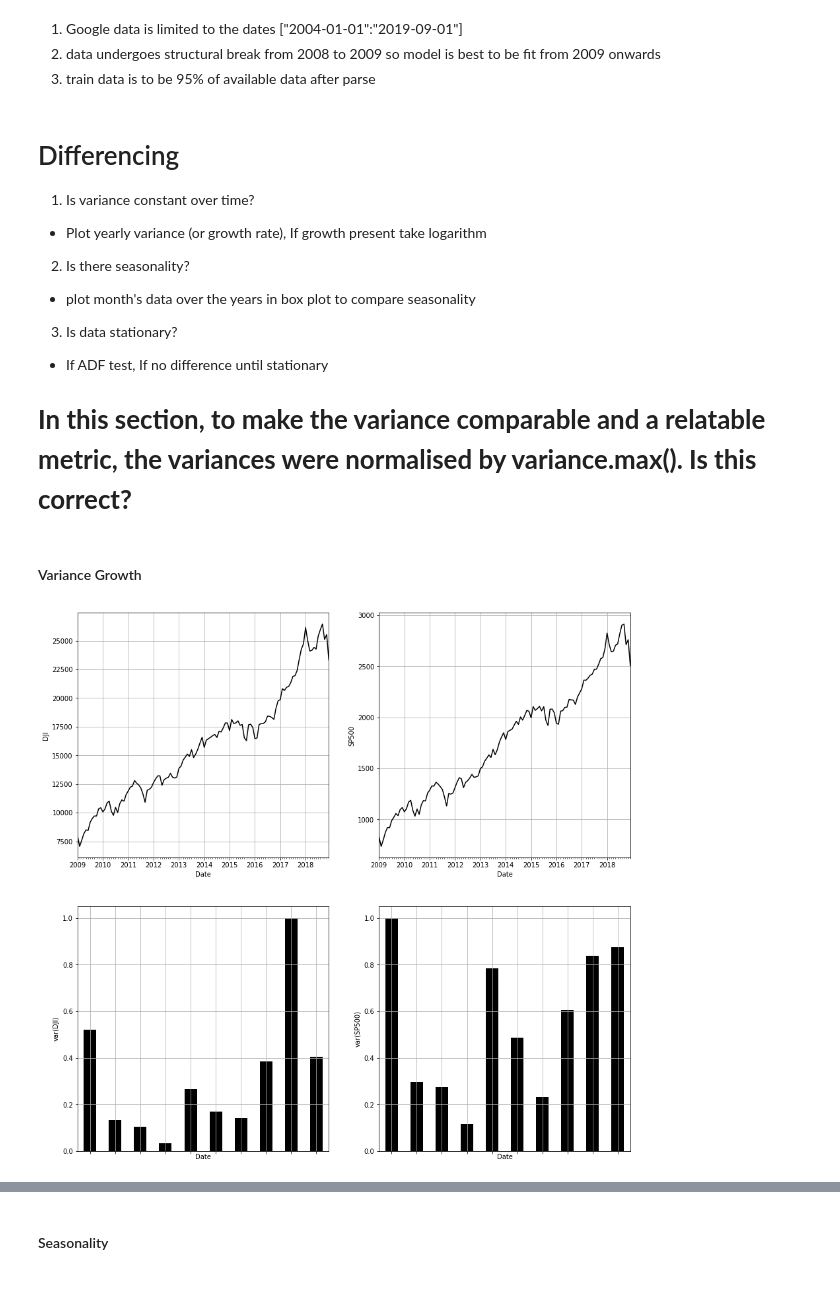
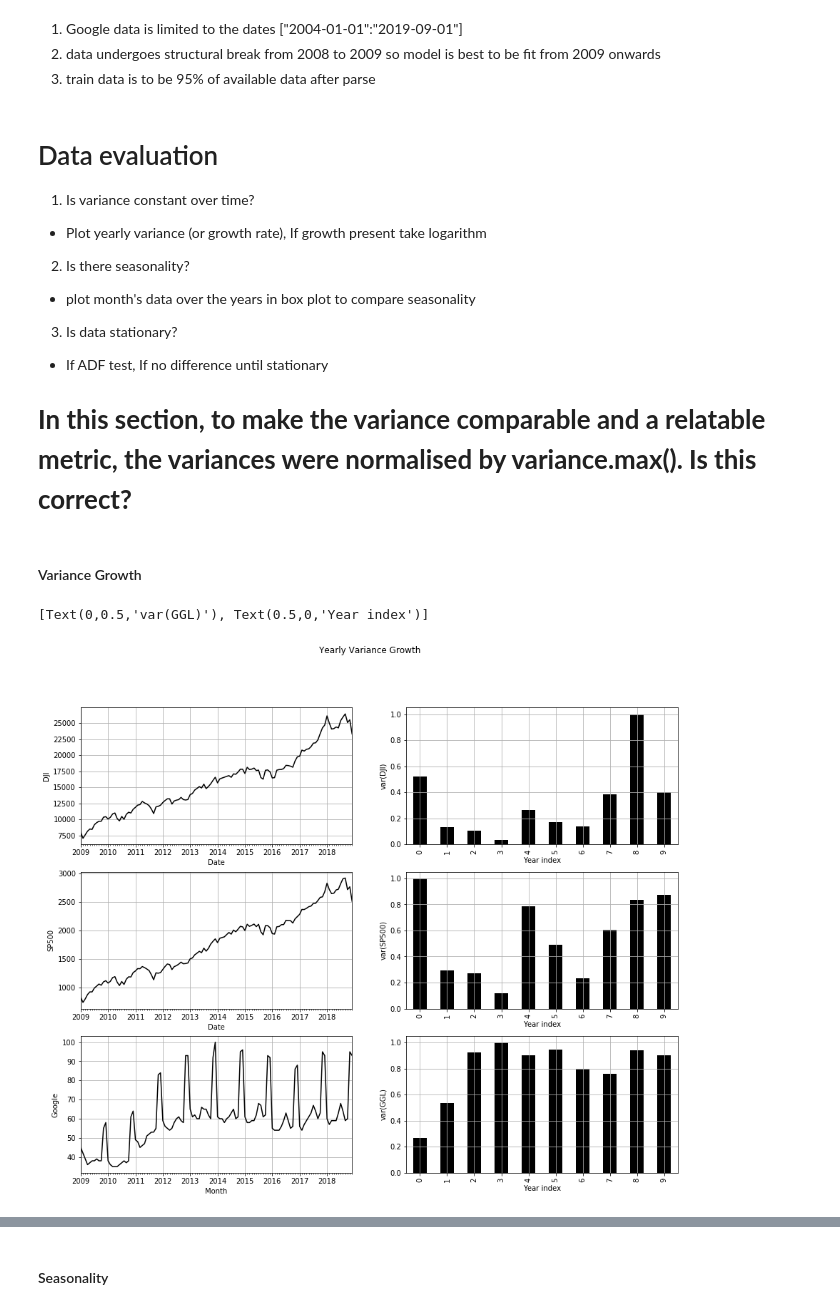
Before and after one commit to shervinrad100/Python-Projects, a Jupyter notebook: Research Project/Code/Research Project .ipynb, the cells around one changed output, grey strips where cells are left out. Cells and saved outputs as stored; diff of their text form; code cells hidden in the pictures.

Commit message:
differencing

```diff
--- a/Research Project/Code/Research Project .ipynb
+++ b/Research Project/Code/Research Project .ipynb
@@ -74,7 +70,7 @@ SP = data["SP500"]["Close"].loc["2009-01-01":"2018-12-01"]
 DJI= data["DJI"]["Close"].loc["2009-01-01":"2018-12-01"]
 GGL = data["Google"][meta["Google"][2]].loc["2009-01-01":"2018-12-01"]
 # %% [markdown]
-# Differencing
+# Data evaluation
 
 1. Is variance constant over time?
 - Plot yearly variance (or growth rate), If growth present take logarithm
@@ -83,39 +79,46 @@ GGL = data["Google"][meta["Google"][2]].loc["2009-01-01":"2018-12-01"]
 3. Is data stationary?
 - If ADF test, If no difference until stationary
 
-
 # __In this section, to make the variance comparable and a relatable metric, the variances were normalised by variance.max(). Is this correct?__
 # %% [markdown]
 #### Variance Growth
 # %%
 def var_growth_check(df):
     df_years = {}
     mm = [M for M in range(12)]
     for year in range(len(df)//12):
         val = []
         for M in mm:
             val.append(df.iloc[year*12+M])
         df_years[year] = val
     df_years = pd.DataFrame.from_dict(df_years)
     return df_years
 
 DJI_year_var = var_growth_check(DJI)
 SP_year_var = var_growth_check(SP)
+GGL_year_var = var_growth_check(GGL)
 
-fig, axes = plt.subplots(2,2,figsize=(15,15))
+fig, axes = plt.subplots(3,2,figsize=(15,12))
+fig.suptitle("Yearly Variance Growth")
 DJI.plot(ax=axes[0, 0], grid=True, color="k").xaxis.set_minor_locator(minor_locator)
 axes[0,0].set(ylabel="DJI", xlim=["2009-01-01" , "2018-12-01"])
-SP.plot(ax=axes[0, 1], grid=True, color="k").xaxis.set_minor_locator(minor_locator)
-axes[0,1].set(ylabel="SP500", xlim=["2009-01-01" , "2018-12-01"])
+(DJI_year_var.var()/DJI_year_var.var().max()).plot(ax=axes[0, 1],grid=True, color="k", kind="bar") # is this normalisationcorrect
+axes[0, 1].set(xlabel="Year index", ylabel="var(DJI)")
+# axes[0, 1].tick_params(labelbottom=False)
 
-# DJI.rolling(12, center=False).var().plot(ax=axes[1, 0],grid=True, color="b", kind="bar")
-(DJI_year_var.var()/DJI_year_var.var().max()).plot(ax=axes[1, 0],grid=True, color="k", kind="bar") # is this normalisationcorrect
-axes[1, 0].set(xlabel="Date", ylabel="var(DJI)")
-axes[1, 0].tick_params(labelbottom=False)
+SP.plot(ax=axes[1, 0], grid=True, color="k").xaxis.set_minor_locator(minor_locator)
+axes[1,0].set(ylabel="SP500", xlim=["2009-01-01" , "2018-12-01"])
+(SP_year_var.var()/SP_year_var.var().max()).plot(ax=axes[1, 1],grid=True, color="k", kind="bar")# is this normalisationcorrect
+axes[1, 1].set(xlabel="Year index", ylabel="var(SP500)")
+# axes[1, 1].tick_params(labelbottom=False)
 
-# SP.rolling(12, center=False).var().plot(ax=axes[1, 1],grid=True, color="b", kind="bar")
-(SP_year_var.var()/SP_year_var.var().max()).plot(ax=axes[1, 1],grid=True, color="k", kind="bar")# is this normalisationcorrect
-axes[1, 1].set(xlabel="Date", ylabel="var(SP500)")
-axes[1, 1].tick_params(labelbottom=False)
+GGL.plot(ax=axes[2,0], grid=True, color="k").xaxis.set_minor_locator(minor_locator)
+axes[2,0].set(ylabel="Google", xlim=["2009-01-01" , "2018-12-01"])
+(GGL_year_var.var()/GGL_year_var.var().max()).plot(ax=axes[2,1], grid=True, color="k", kind="bar")
+axes[2, 1].set(xlabel="Year index", ylabel="var(GGL)")
+# axes[2, 1].tick_params(labelbottom=False)
+
+# plt.savefig()
 # %% [output]
+[Text(0,0.5,'var(GGL)'), Text(0.5,0,'Year index')]
-[figure, old version]
+[figure, new version]
```
Also changed, not shown: parts of 16 cells of this notebook.
